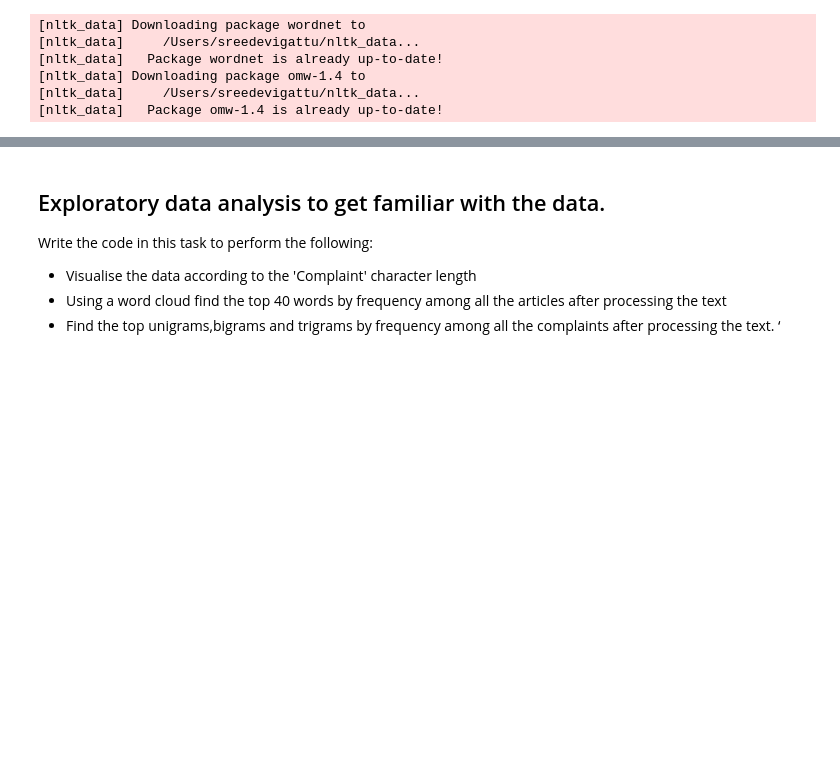
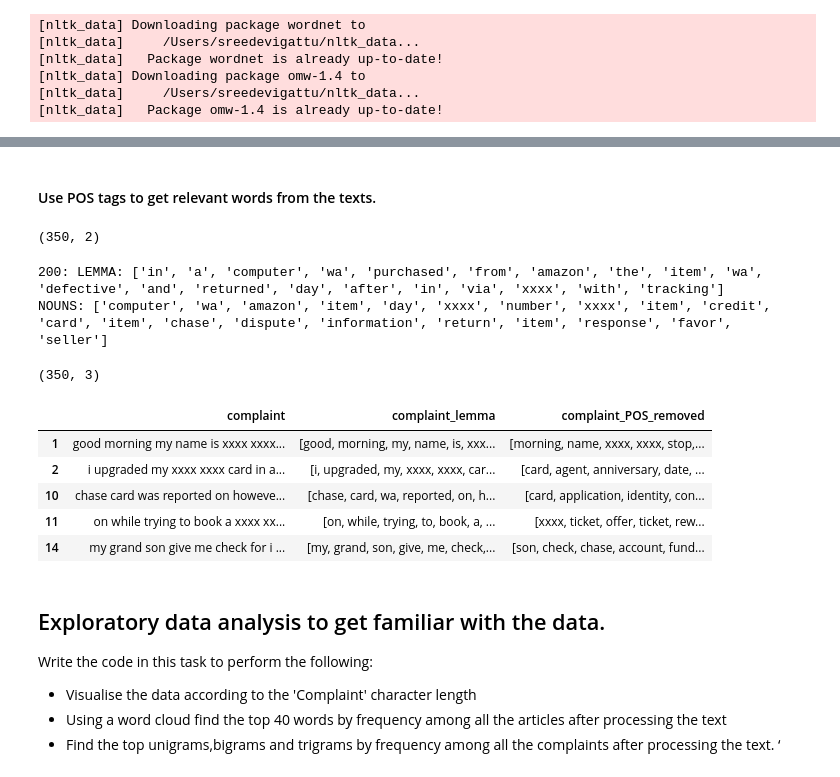
Before and after one commit to sreedevigattu/ticketclass, a Jupyter notebook: Automatic_Ticket_Classification_Assignment.ipynb, the cells around one changed output, grey strips where cells are left out. Cells and saved outputs as stored; diff of their text form; code cells hidden in the pictures; blank space fills up the shorter version.

```diff
--- a/Automatic_Ticket_Classification_Assignment.ipynb
+++ b/Automatic_Ticket_Classification_Assignment.ipynb
@@ -360,0 +359,2 @@ df_clean.head()
+# %% [markdown]
+#### Use POS tags to get relevant words from the texts.
@@ -361,6 +365,48 @@ df_clean.head()
+# %%
+df_clean.shape
+# %% [output]
+(350, 2)
+# %%
+# Write your function to extract the POS tags
+from tqdm import tqdm
+# shorten the pipline loading
+nlp=spacy.load('en_core_web_sm',disable=['parser','ner'])
+
+count = 0
+TRACE_IN_N_LINES = 200
+#for review in tqdm(df_clean['complaint_lemma'].to_list()[0:1000]):
+NOUNS = []
+for index, row in tqdm(df_clean.iterrows()):
+    nouns = []
+    count += 1
+    printOnceInNTimes(f"{count}: LEMMA: {row['complaint_lemma'][:20]}", count, TRACE_IN_N_LINES)
+
+    review = row['complaint_lemma']
+    review = ' '.join(review)
+    doc = nlp(review)
+    for tok in doc:
+        if tok.pos_=="NOUN":
+            nouns.append(tok.lemma_)
+
+    printOnceInNTimes(f"NOUNS: {nouns[:20]}", count, TRACE_IN_N_LINES)
+    NOUNS.append(nouns)
+    printOnceInNTimes("", count, TRACE_IN_N_LINES)
+
+df_clean['complaint_POS_removed'] = NOUNS
+# %% [output]
+200: LEMMA: ['in', 'a', 'computer', 'wa', 'purchased', 'from', 'amazon', 'the', 'item', 'wa', 'defective', 'and', 'returned', 'day', 'after', 'in', 'via', 'xxxx', 'with', 'tracking']
+NOUNS: ['computer', 'wa', 'amazon', 'item', 'day', 'xxxx', 'number', 'xxxx', 'item', 'credit', 'card', 'item', 'chase', 'dispute', 'information', 'return', 'item', 'response', 'favor', 'seller']
 # %%
-#The clean dataframe should now contain the raw complaint, lemmatized complaint and the complaint after removing POS tags.
-df_clean
+# The clean dataframe should now contain the raw complaint, lemmatized complaint and the complaint after removing POS tags.
+print(df_clean.shape); df_clean.head()
+# %% [output]
+(350, 3)
+|  | complaint | complaint_lemma | complaint_POS_removed |
+| 1 | good morning my name is xxxx xxxx... | [good, morning, my, name, is, xxx... | [morning, name, xxxx, xxxx, stop,... |
+| 2 | i upgraded my xxxx xxxx card in a... | [i, upgraded, my, xxxx, xxxx, car... | [card, agent, anniversary, date, ... |
+| 10 | chase card was reported on howeve... | [chase, card, wa, reported, on, h... | [card, application, identity, con... |
+| 11 | on while trying to book a xxxx xx... | [on, while, trying, to, book, a, ... | [xxxx, ticket, offer, ticket, rew... |
+| 14 | my grand son give me check for i ... | [my, grand, son, give, me, check,... | [son, check, chase, account, fund... |
 # %% [markdown]
 ## Exploratory data analysis to get familiar with the data.
 
```
Also changed, not shown: parts of 37 cells of this notebook.
